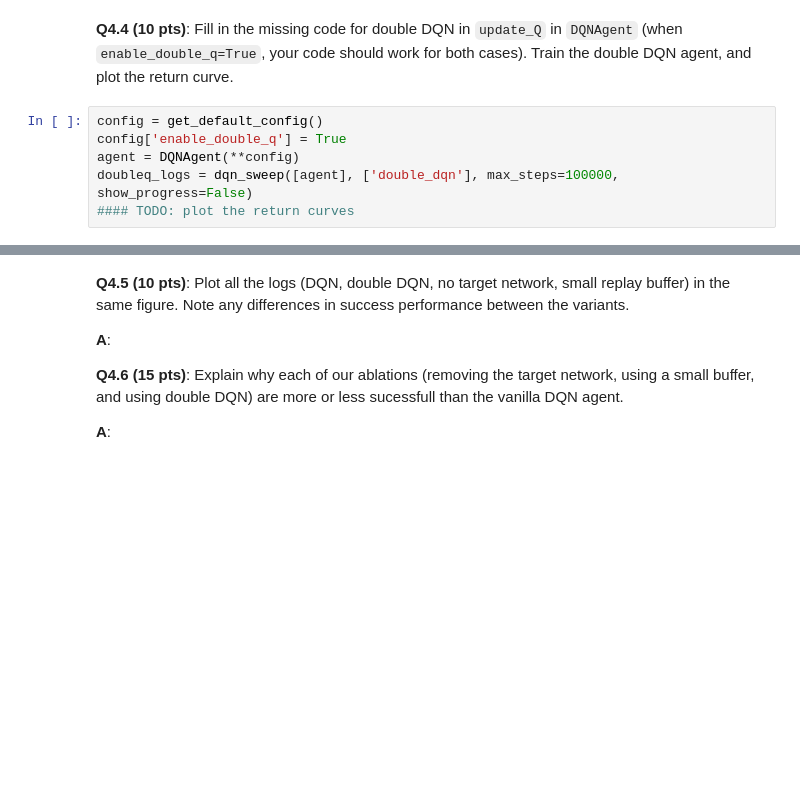
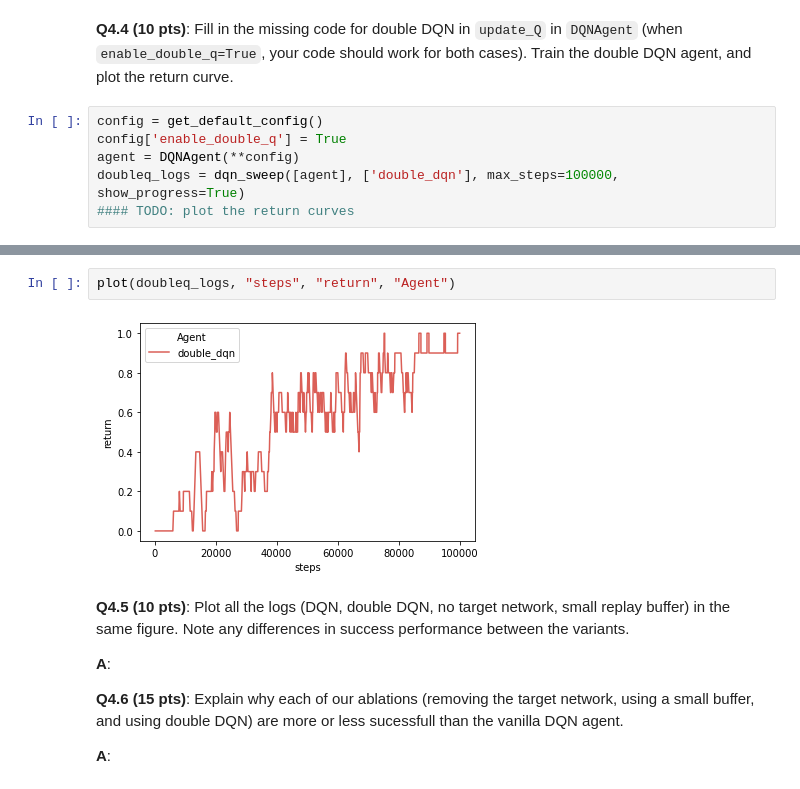
Before and after one commit to LuisCGit/6.484-reinforcement-learning, a Jupyter notebook: dqn.ipynb, the cells around one changed output, grey strips where cells are left out. Cells and saved outputs as stored; diff of their text form; blank space fills up the shorter version.

```diff
--- a/dqn.ipynb
+++ b/dqn.ipynb
@@ -529,5 +527,5 @@ small_buffer_logs = dqn_sweep([agent], ['small_buffer'], max_steps=100000, show_
 config = get_default_config()
 config['enable_double_q'] = True
 agent = DQNAgent(**config)
-doubleq_logs = dqn_sweep([agent], ['double_dqn'], max_steps=100000, show_progress=False)
+doubleq_logs = dqn_sweep([agent], ['double_dqn'], max_steps=100000, show_progress=True)
 #### TODO: plot the return curves
@@ -534,3 +550,7 @@ doubleq_logs = dqn_sweep([agent], ['double_dqn'], max_steps=100000, show_progres
+# %%
+plot(doubleq_logs, "steps", "return", "Agent")
+# %% [output]
+[figure, added]
 # %% [markdown]
 **Q4.5 (10 pts)**: Plot all the logs (DQN, double DQN, no target network, small replay buffer) in the same figure. Note any differences in success performance between the variants.
 
```
Also changed, not shown: parts of 6 cells of this notebook.
